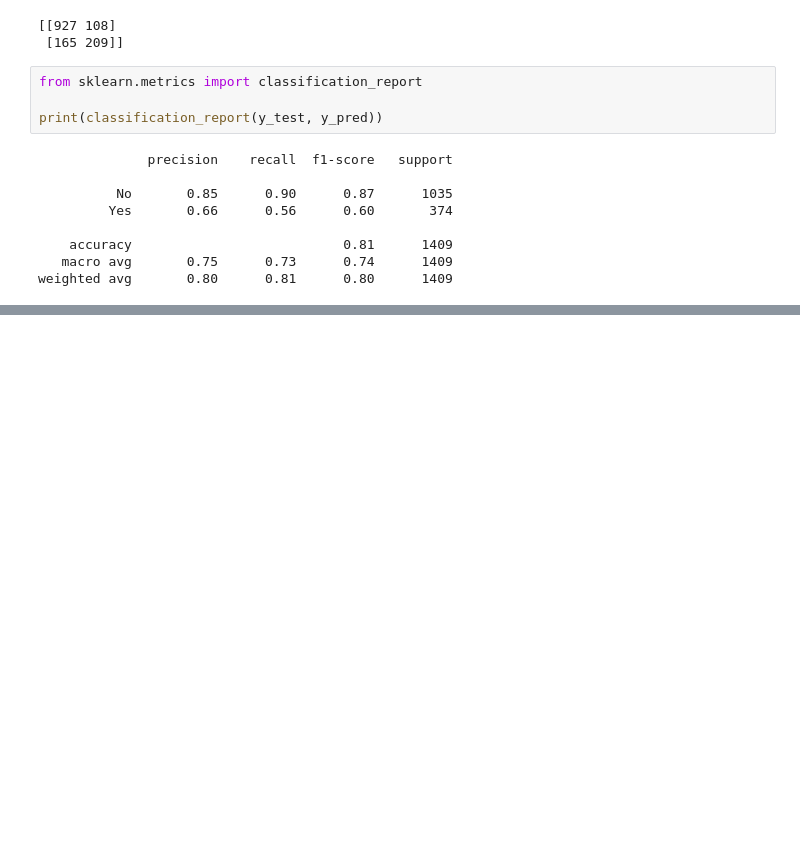
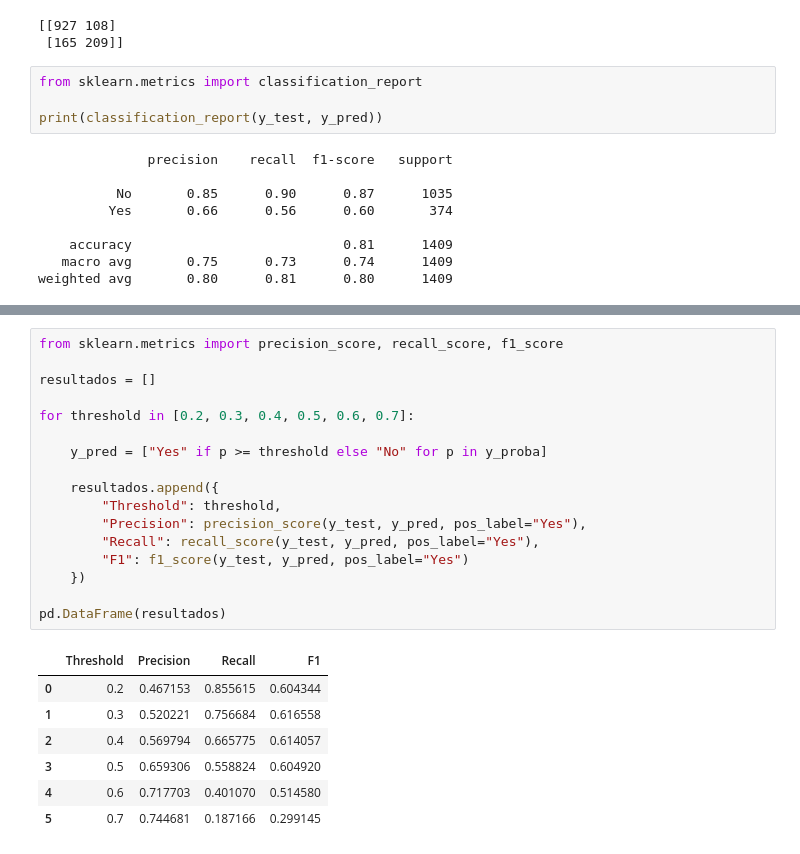
Before and after one commit to MoroniAg/DataScienceProjects, a Jupyter notebook: customer_churn_project/customer_churn.ipynb, the cells around one changed output, grey strips where cells are left out. Cells and saved outputs as stored; diff of their text form; blank space fills up the shorter version.

```diff
--- a/customer_churn_project/customer_churn.ipynb
+++ b/customer_churn_project/customer_churn.ipynb
@@ -727,0 +784,25 @@ weighted avg       0.80      0.81      0.80      1409
+# %%
+from sklearn.metrics import precision_score, recall_score, f1_score
+
+resultados = []
+
+for threshold in [0.2, 0.3, 0.4, 0.5, 0.6, 0.7]:
+
+    y_pred = ["Yes" if p >= threshold else "No" for p in y_proba]
+
+    resultados.append({
+        "Threshold": threshold,
+        "Precision": precision_score(y_test, y_pred, pos_label="Yes"),
+        "Recall": recall_score(y_test, y_pred, pos_label="Yes"),
+        "F1": f1_score(y_test, y_pred, pos_label="Yes")
+    })
+
+pd.DataFrame(resultados)
+# %% [output]
+|  | Threshold | Precision | Recall | F1 |
+| 0 | 0.2 | 0.467153 | 0.855615 | 0.604344 |
+| 1 | 0.3 | 0.520221 | 0.756684 | 0.616558 |
+| 2 | 0.4 | 0.569794 | 0.665775 | 0.614057 |
+| 3 | 0.5 | 0.659306 | 0.558824 | 0.604920 |
+| 4 | 0.6 | 0.717703 | 0.401070 | 0.514580 |
+| 5 | 0.7 | 0.744681 | 0.187166 | 0.299145 |
```
Also changed, not shown: parts of 4 cells of this notebook.
